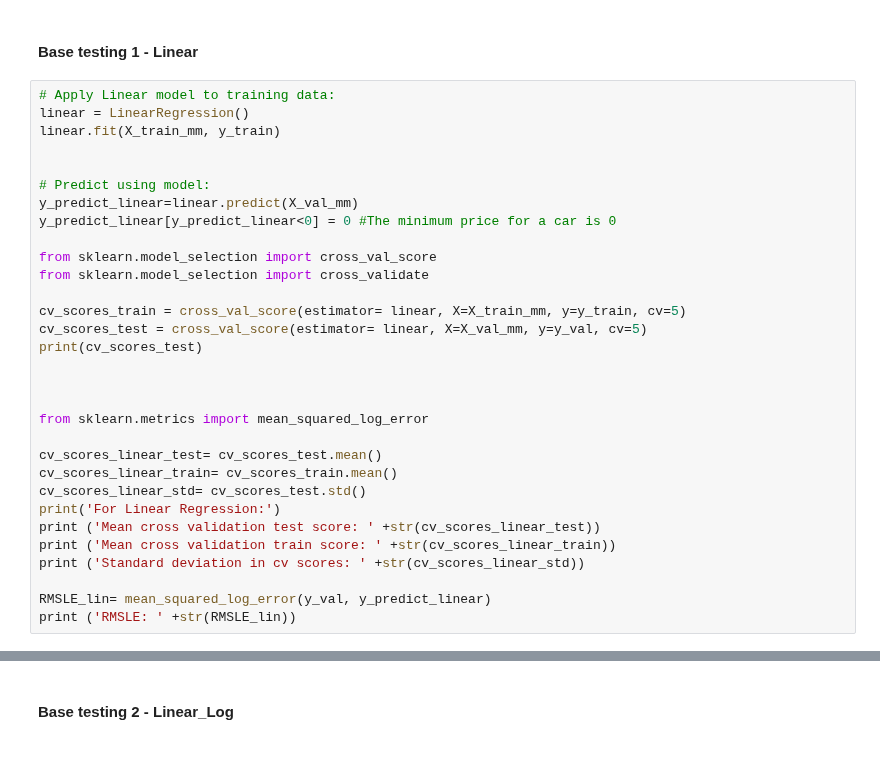
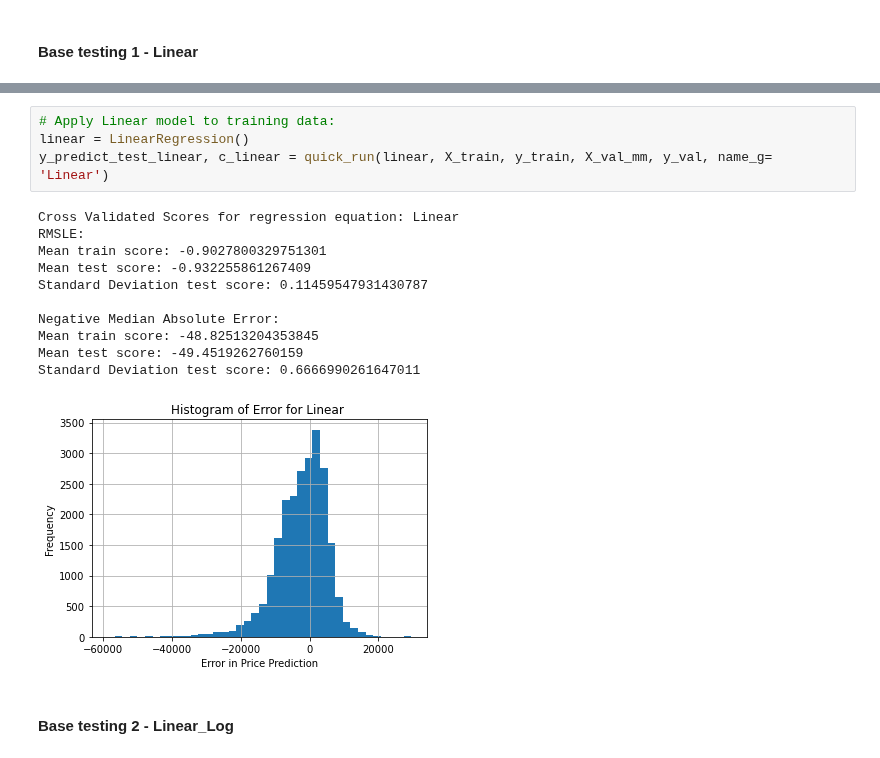
Before and after one commit to ShrutikaSankar/Springboard, a Jupyter notebook: auto_cap/auto_clean_copy2.ipynb, the cells around one changed output, grey strips where cells are left out. Saved outputs shown, nothing was run; the diff lists cells and outputs as text.

```diff
--- a/auto_cap/auto_clean_copy2.ipynb
+++ b/auto_cap/auto_clean_copy2.ipynb
@@ -1697,33 +1227,2 @@ The RLMSE creates a larger penalty if the price is under the value than if it is
 # %% [markdown]
 #### Base testing 1 - Linear
-# %%
-# Apply Linear model to training data:
-linear = LinearRegression()
-linear.fit(X_train_mm, y_train)
-
-
-# Predict using model:
-y_predict_linear=linear.predict(X_val_mm)
-y_predict_linear[y_predict_linear<0] = 0 #The minimum price for a car is 0
-
-from sklearn.model_selection import cross_val_score
-from sklearn.model_selection import cross_validate
-
-cv_scores_train = cross_val_score(estimator= linear, X=X_train_mm, y=y_train, cv=5)
-cv_scores_test = cross_val_score(estimator= linear, X=X_val_mm, y=y_val, cv=5)
-print(cv_scores_test)
-
-
-
-from sklearn.metrics import mean_squared_log_error
-
-cv_scores_linear_test= cv_scores_test.mean()
-cv_scores_linear_train= cv_scores_train.mean()
-cv_scores_linear_std= cv_scores_test.std()
-print('For Linear Regression:')
-print ('Mean cross validation test score: ' +str(cv_scores_linear_test))
-print ('Mean cross validation train score: ' +str(cv_scores_linear_train))
-print ('Standard deviation in cv scores: ' +str(cv_scores_linear_std))
-
-RMSLE_lin= mean_squared_log_error(y_val, y_predict_linear)
-print ('RMSLE: ' +str(RMSLE_lin))
@@ -1757,3 +1229,19 @@ Text(0, 0.5, 'Frequency')
+# %%
+# Apply Linear model to training data:
+linear = LinearRegression()
+y_predict_test_linear, c_linear = quick_run(linear, X_train, y_train, X_val_mm, y_val, name_g= 'Linear')
+# %% [output]
+Cross Validated Scores for regression equation: Linear
+RMSLE:
+Mean train score: -0.9027800329751301
+Mean test score: -0.932255861267409
+Standard Deviation test score: 0.11459547931430787
+
+Negative Median Absolute Error:
+Mean train score: -48.82513204353845
+Mean test score: -49.4519262760159
+Standard Deviation test score: 0.6666990261647011
+[figure, added]
 # %% [markdown]
 #### Base testing 2 - Linear_Log
 # %%
```
Also changed, not shown: parts of 112 cells of this notebook.
